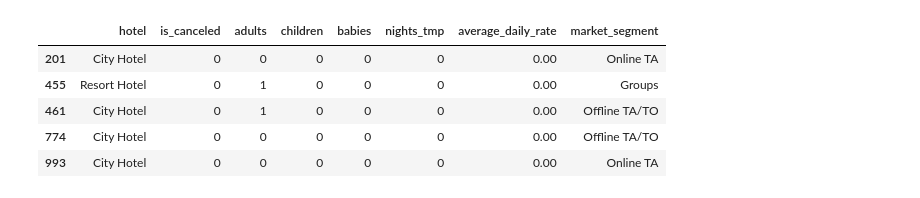
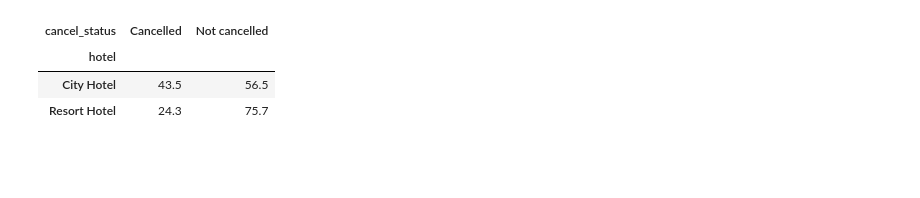
Before and after one commit to Acidburn07/hotel-booking-data-analysis, a Jupyter notebook: notebooks/work/Sandesh.ipynb, the cells around one changed output. Cells and saved outputs as stored; diff of their text form; code cells hidden in the pictures; blank space fills up the shorter version.

```diff
--- a/notebooks/work/Sandesh.ipynb
+++ b/notebooks/work/Sandesh.ipynb
@@ -42,12 +24,0 @@ and a relationship, grouped comparison or time pattern):
-# %%
-import pandas as pd
-import numpy as np
-import matplotlib.pyplot as plt
-
-pd.set_option("display.max_columns", 30)
-pd.set_option("display.float_format", "{:.2f}".format)
-
-DATA_FILE = "../../data/hotel_bookings_final_project.csv"   # the instructor's file: never overwrite it
-# (paths start with ../../ because this copy is in notebooks/work/)
-CLEAN_FILE = "../../outputs/hotel_bookings_cleaned.csv"
-SUMMARY_FILE = "../../outputs/hotel_booking_summary.csv"
@@ -67,0 +25,16 @@ Rows: 1000, columns: 20
+# %%
+# Temporary setup (Sandesh) so RQ1 and RQ2 run — settings from the lesson notebooks
+import pandas as pd
+import numpy as np
+import matplotlib.pyplot as plt
+
+pd.set_option("display.max_columns", 20)
+plt.rcParams.update({
+    "figure.figsize": (9, 5),
+    "axes.titlesize": 14,
+    "axes.labelsize": 11,
+    "axes.grid": True,
+    "grid.alpha": 0.25,
+})
+
+DATA_FILE = "../../data/hotel_bookings_final_project.csv"   # ../../ because this copy is in notebooks/work/
@@ -100,6 +60,6 @@ Exact duplicate rows: 26
 # %%
-# Useful category counts
-for col in ["hotel", "is_canceled", "market_segment", "deposit_type", "customer_type"]:
-    print(f"--- {col} ---")
-    print(raw[col].value_counts(dropna=False), "\n")
+# Temporary setup (Sandesh): readable cancellation labels for my crosstab and charts
+clean["cancel_status"] = "Not cancelled"
+clean.loc[clean["is_canceled"] == 1, "cancel_status"] = "Cancelled"
+clean["cancel_status"].value_counts()
 # %% [output]
@@ -186,11 +88,9 @@ pd.Series(checks, name="affected rows").to_frame()
 # %%
-# Look at the affected rows before deciding. Example: zero-night and zero-guest bookings
-check.loc[(check["nights_tmp"] == 0) | (check["guests_tmp"] == 0),
-          ["hotel", "is_canceled", "adults", "children", "babies", "nights_tmp", "average_daily_rate", "market_segment"]]
+# Row percentages: the denominator is all bookings for that hotel (each row adds up to 100 %)
+row_pct = (pd.crosstab(clean["hotel"], clean["cancel_status"], normalize="index") * 100).round(1)
+row_pct
 # %% [output]
-|  | hotel | is_canceled | adults | children | babies | nights_tmp | average_daily_rate | market_segment |
-| 201 | City Hotel | 0 | 0 | 0 | 0 | 0 | 0.00 | Online TA |
-| 455 | Resort Hotel | 0 | 1 | 0 | 0 | 0 | 0.00 | Groups |
-| 461 | City Hotel | 0 | 1 | 0 | 0 | 0 | 0.00 | Offline TA/TO |
-| 774 | City Hotel | 0 | 0 | 0 | 0 | 0 | 0.00 | Offline TA/TO |
-| 993 | City Hotel | 0 | 0 | 0 | 0 | 0 | 0.00 | Online TA |
+| cancel_status | Cancelled | Not cancelled |
+| hotel |  |  |
+| City Hotel | 43.5 | 56.5 |
+| Resort Hotel | 24.3 | 75.7 |
```
Also changed, not shown: parts of 56 cells of this notebook, 3 other files.
